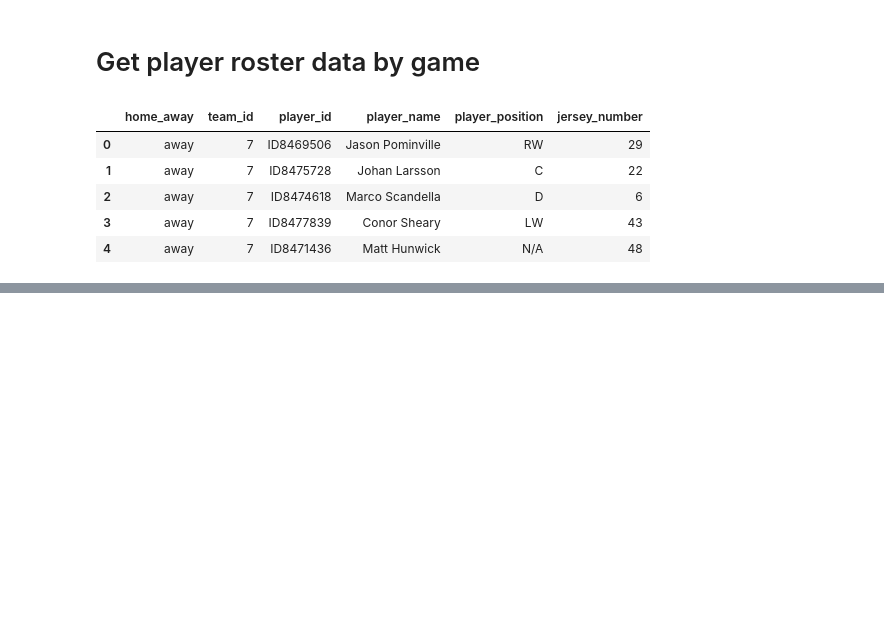
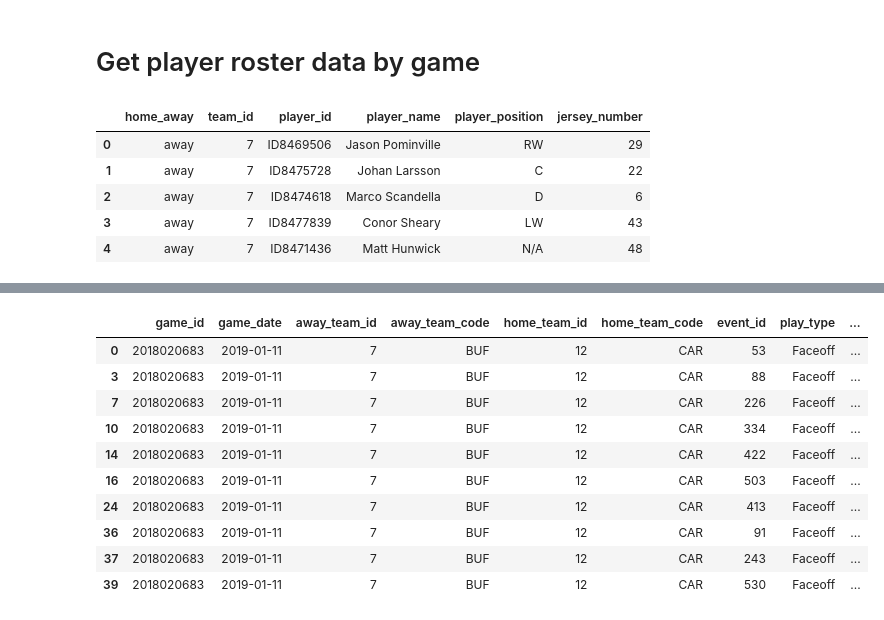
Before and after one commit to yanniskatsaros/hockey-analytics, a Jupyter notebook: nhl-merged-data.ipynb, the cells around one changed output, grey strips where cells are left out. Saved outputs shown, nothing was run; the diff lists cells and outputs as text; code cells hidden in the pictures; blank space fills up the shorter version.

```diff
--- a/nhl-merged-data.ipynb
+++ b/nhl-merged-data.ipynb
@@ -526,0 +478,18 @@ players.head()
+# %%
+def get_plays_by_type(play_type, number_of_records = 10):
+    plays_by_type = plays_merge_on_ice[plays_merge_on_ice["play_type_id"] == play_type].head(number_of_records)
+    return plays_by_type
+# %%
+get_plays_by_type('FACEOFF')
+# %% [output]
+|  | game_id | game_date | away_team_id | away_team_code | home_team_id | home_team_code | event_id | play_type | ... |
+| 0 | 2018020683 | 2019-01-11 | 7 | BUF | 12 | CAR | 53 | Faceoff | ... |
+| 3 | 2018020683 | 2019-01-11 | 7 | BUF | 12 | CAR | 88 | Faceoff | ... |
+| 7 | 2018020683 | 2019-01-11 | 7 | BUF | 12 | CAR | 226 | Faceoff | ... |
+| 10 | 2018020683 | 2019-01-11 | 7 | BUF | 12 | CAR | 334 | Faceoff | ... |
+| 14 | 2018020683 | 2019-01-11 | 7 | BUF | 12 | CAR | 422 | Faceoff | ... |
+| 16 | 2018020683 | 2019-01-11 | 7 | BUF | 12 | CAR | 503 | Faceoff | ... |
+| 24 | 2018020683 | 2019-01-11 | 7 | BUF | 12 | CAR | 413 | Faceoff | ... |
+| 36 | 2018020683 | 2019-01-11 | 7 | BUF | 12 | CAR | 91 | Faceoff | ... |
+| 37 | 2018020683 | 2019-01-11 | 7 | BUF | 12 | CAR | 243 | Faceoff | ... |
+| 39 | 2018020683 | 2019-01-11 | 7 | BUF | 12 | CAR | 530 | Faceoff | ... |
```
Also changed, not shown: parts of 13 cells of this notebook.
